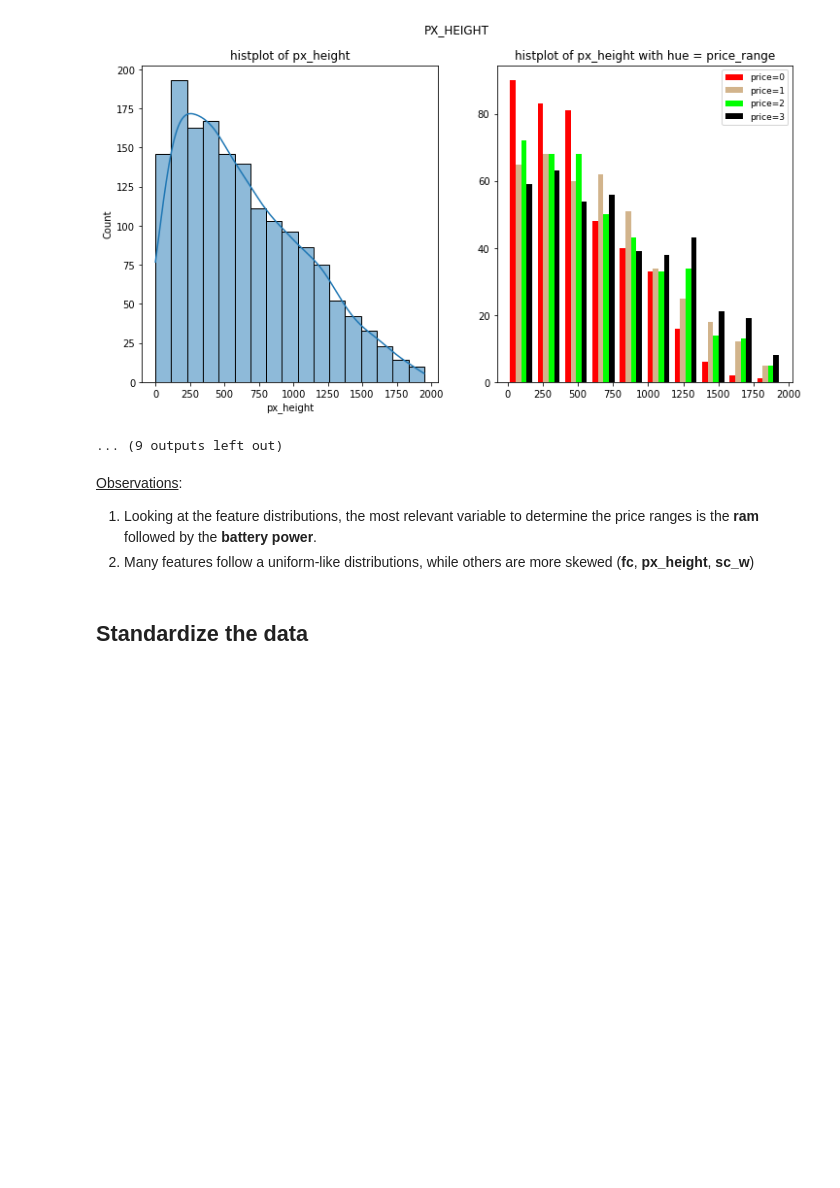
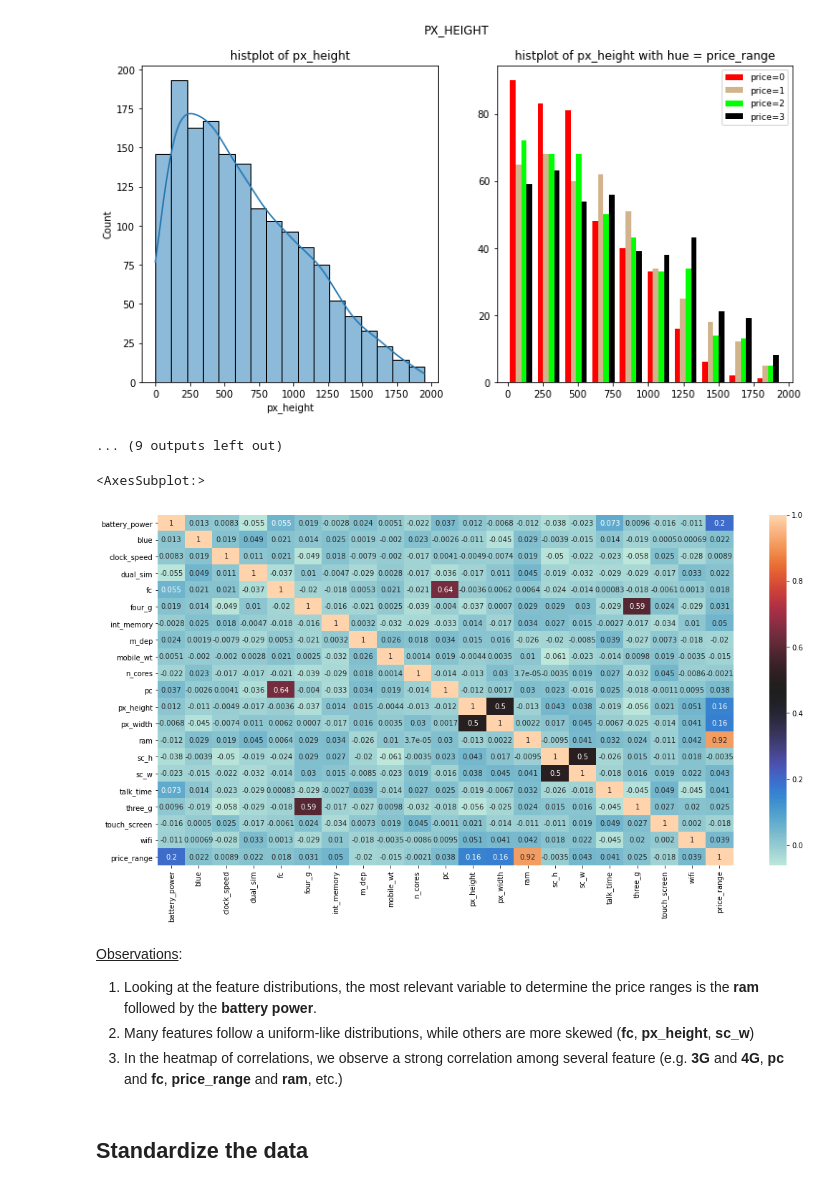
Before and after one commit to alefrajoe/Machine-Learning-projects, a Jupyter notebook: Mobile_phone_notebook.ipynb, the cells around one changed output. Saved outputs shown, nothing was run; the diff lists cells and outputs as text; code cells hidden in the pictures; blank space fills up the shorter version.

```diff
--- a/Mobile_phone_notebook.ipynb
+++ b/Mobile_phone_notebook.ipynb
@@ -127,10 +127,18 @@ for col in train.columns:
 [figure]
 [figure]
 ... (9 outputs left out)
+# %%
+# check the Pearson correlation of the feature with price_range
+fig = plt.figure(figsize=(18, 9))
+sns.heatmap(train.corr(), annot=True, cmap=sns.color_palette("icefire", as_cmap=True))
+# %% [output]
+<AxesSubplot:>
+[figure, added]
 # %% [markdown]
 <ins>Observations</ins>:
 1. Looking at the feature distributions, the most relevant variable to determine the price ranges is the **ram** followed by the **battery power**.
 2. Many features follow a uniform-like distributions, while others are more skewed (**fc**, **px_height**, **sc_w**)
+3. In the heatmap of correlations, we observe a strong correlation among several feature (e.g. **3G** and **4G**, **pc** and **fc**, **price_range** and **ram**, etc.)
 # %% [markdown]
 ## Standardize the data
 # %%
```
Also changed, not shown: parts of 1 cell of this notebook.
